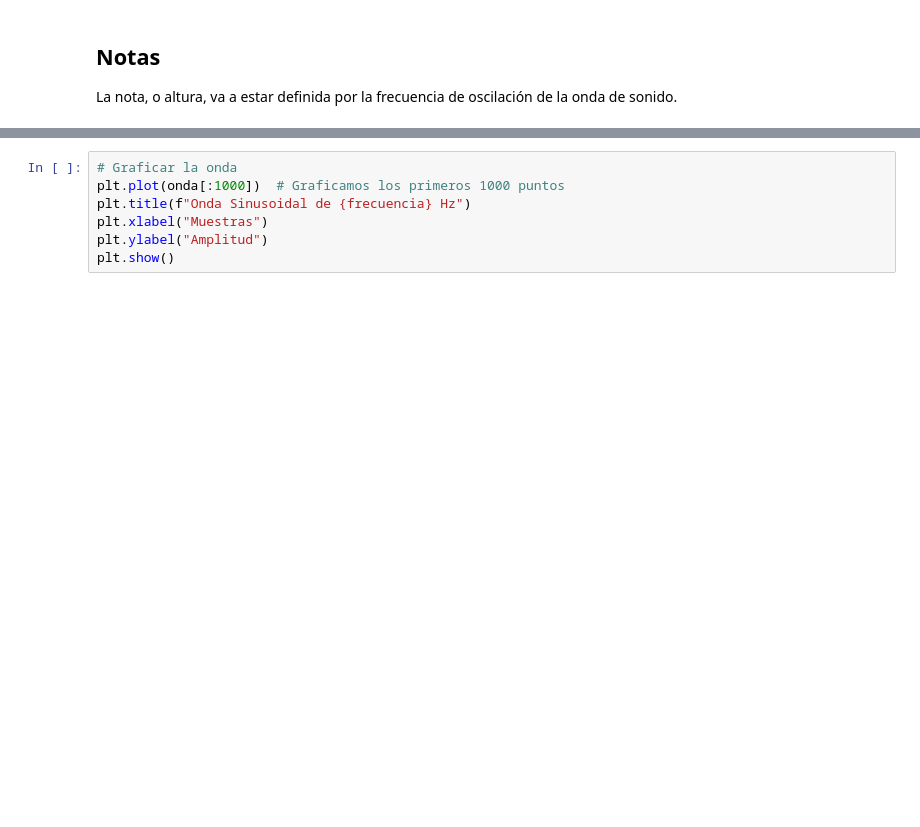
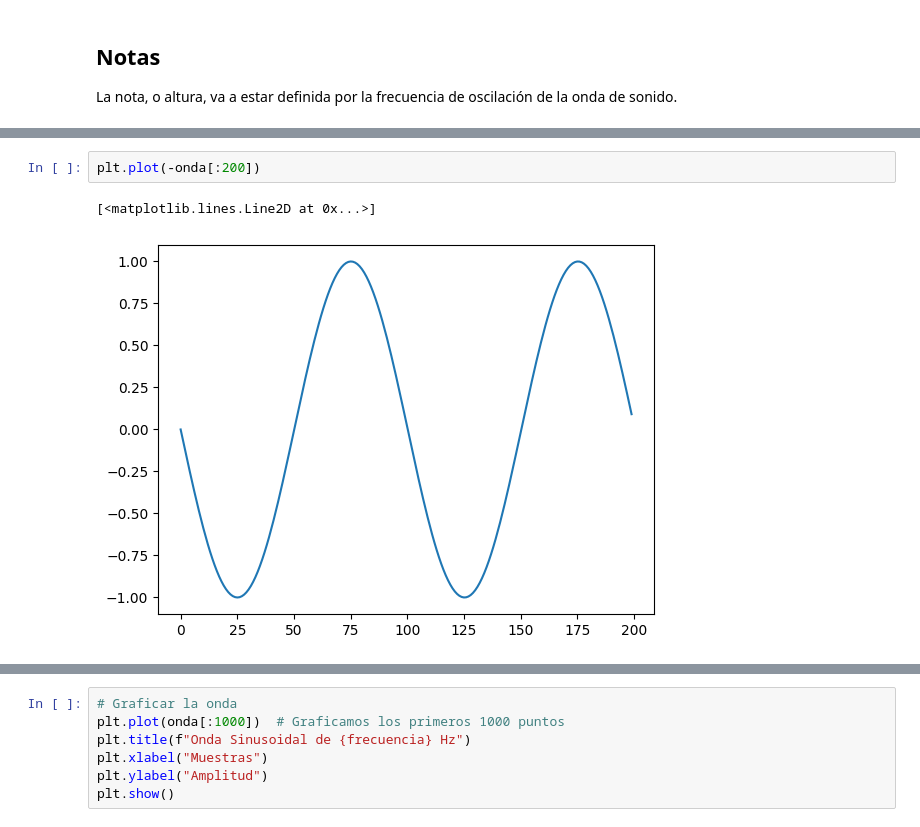
Before and after one commit to JoaquinPolonuer/modelado-continuo, a Jupyter notebook: Colabs/nb07_Fourier.ipynb, the cells around one changed output, grey strips where cells are left out. Drawn from its saved outputs; the diff is of its cells as text; blank space fills up the shorter version.

```diff
--- a/Colabs/nb07_Fourier.ipynb
+++ b/Colabs/nb07_Fourier.ipynb
@@ -198,0 +194,5 @@ reproducir_onda(onda, fs)
+# %%
+plt.plot(-onda[:200])
+# %% [output]
+[<matplotlib.lines.Line2D at 0x...>]
+[figure, added]
```
Also changed, not shown: parts of 26 cells of this notebook, 1 other file.
